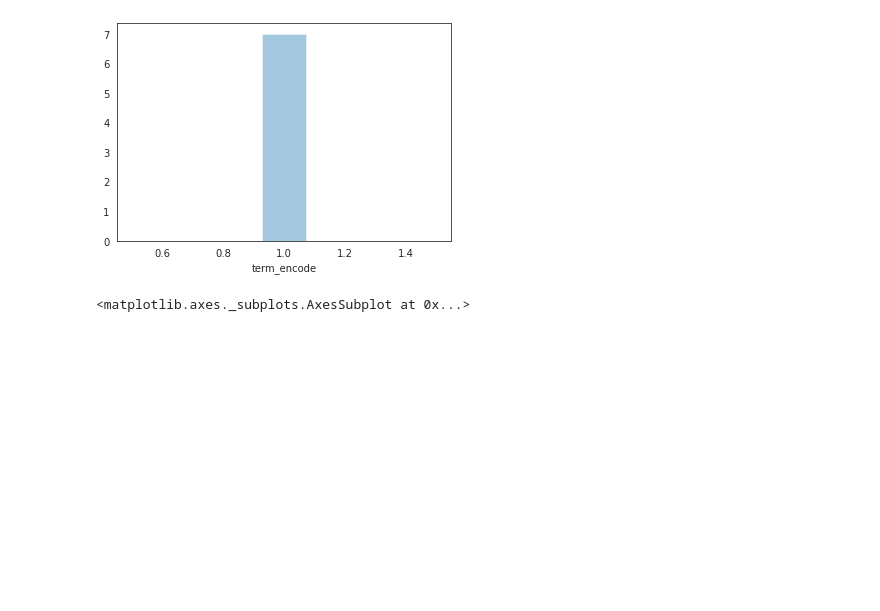
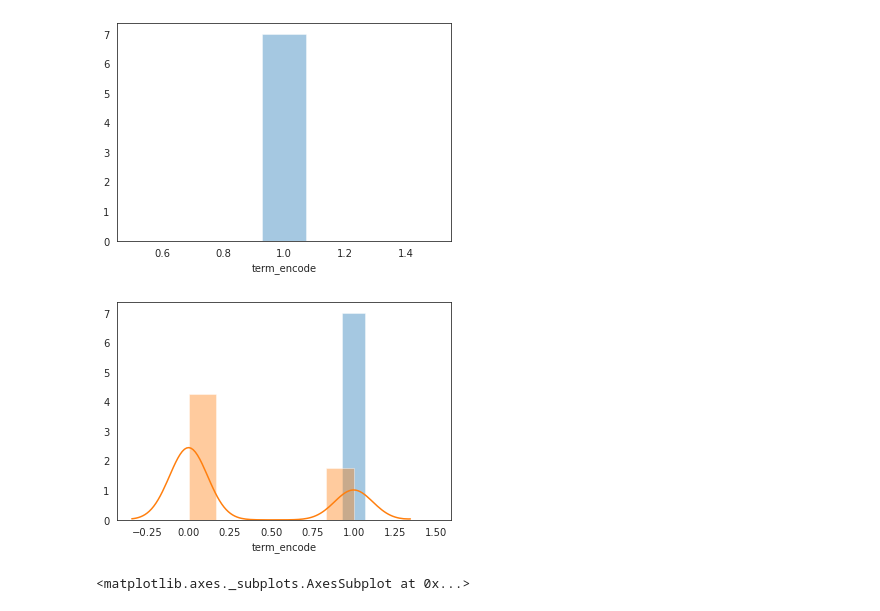
Before and after one commit to 0xyuzi/Data_Challenges, a Jupyter notebook: LendingClub/false_pos_explore-LightGBM.ipynb, the cells around one changed output. Cells and saved outputs as stored; diff of their text form; code cells hidden in the pictures; blank space fills up the shorter version.

```diff
--- a/LendingClub/false_pos_explore-LightGBM.ipynb
+++ b/LendingClub/false_pos_explore-LightGBM.ipynb
@@ -538,6 +558,14 @@ sns.distplot(X_most_50_false_pos_df[X_most_50_false_pos_df['term_encode']>=0].te
 # %% [output]
 <matplotlib.axes._subplots.AxesSubplot at 0x...>
 [figure]
+# %%
+x = X_most_50_false_pos_df['term_encode']
+y = X_test['term_encode']
+fig, ax = plt.subplots()
+for a in [x, y]:
+    sns.distplot(a, ax=ax)
+# %% [output]
+[figure, added]
 # %%
 
 sns.distplot(X_most_50_false_pos_df[X_most_50_false_pos_df['purpose_le']>=0].purpose_le)
```
Also changed, not shown: parts of 6 cells of this notebook, 3 other files.
